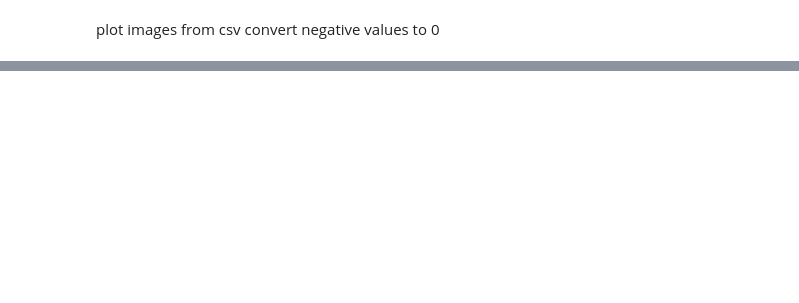
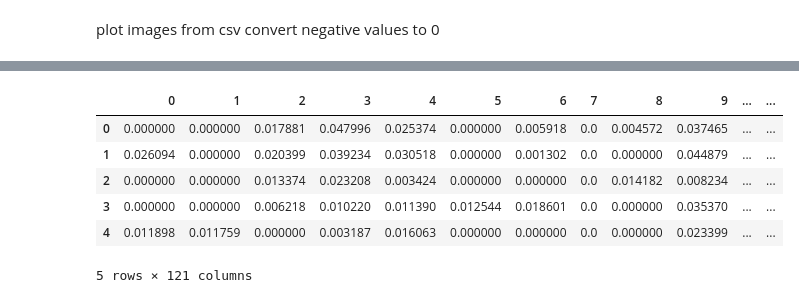
Before and after one commit to DraTeots/eic_ai_pid, a Jupyter notebook: GAN_implemented.ipynb, the cells around one changed output, grey strips where cells are left out. Drawn from its saved outputs; the diff is of its cells as text; code cells hidden in the pictures; blank space fills up the shorter version.

```diff
--- a/GAN_implemented.ipynb
+++ b/GAN_implemented.ipynb
@@ -243,3 +262,5 @@ Length: 122, dtype: float64
+# %%
+res.drop(res.columns[[0]], axis=1, inplace=True)
 # %% [markdown]
 plot images from csv
 convert negative values to 0
@@ -245,0 +285,12 @@ convert negative values to 0
+# %%
+res[res<0] = 0
+# %%
+res.head()
+# %% [output]
+|  | 0 | 1 | 2 | 3 | 4 | 5 | 6 | 7 | 8 | 9 | ... | ... |
+| 0 | 0.000000 | 0.000000 | 0.017881 | 0.047996 | 0.025374 | 0.000000 | 0.005918 | 0.0 | 0.004572 | 0.037465 | ... | ... |
+| 1 | 0.026094 | 0.000000 | 0.020399 | 0.039234 | 0.030518 | 0.000000 | 0.001302 | 0.0 | 0.000000 | 0.044879 | ... | ... |
+| 2 | 0.000000 | 0.000000 | 0.013374 | 0.023208 | 0.003424 | 0.000000 | 0.000000 | 0.0 | 0.014182 | 0.008234 | ... | ... |
+| 3 | 0.000000 | 0.000000 | 0.006218 | 0.010220 | 0.011390 | 0.012544 | 0.018601 | 0.0 | 0.000000 | 0.035370 | ... | ... |
+| 4 | 0.011898 | 0.011759 | 0.000000 | 0.003187 | 0.016063 | 0.000000 | 0.000000 | 0.0 | 0.000000 | 0.023399 | ... | ... |
+5 rows × 121 columns
```
Also changed, not shown: parts of 14 cells of this notebook, 1 other file.
